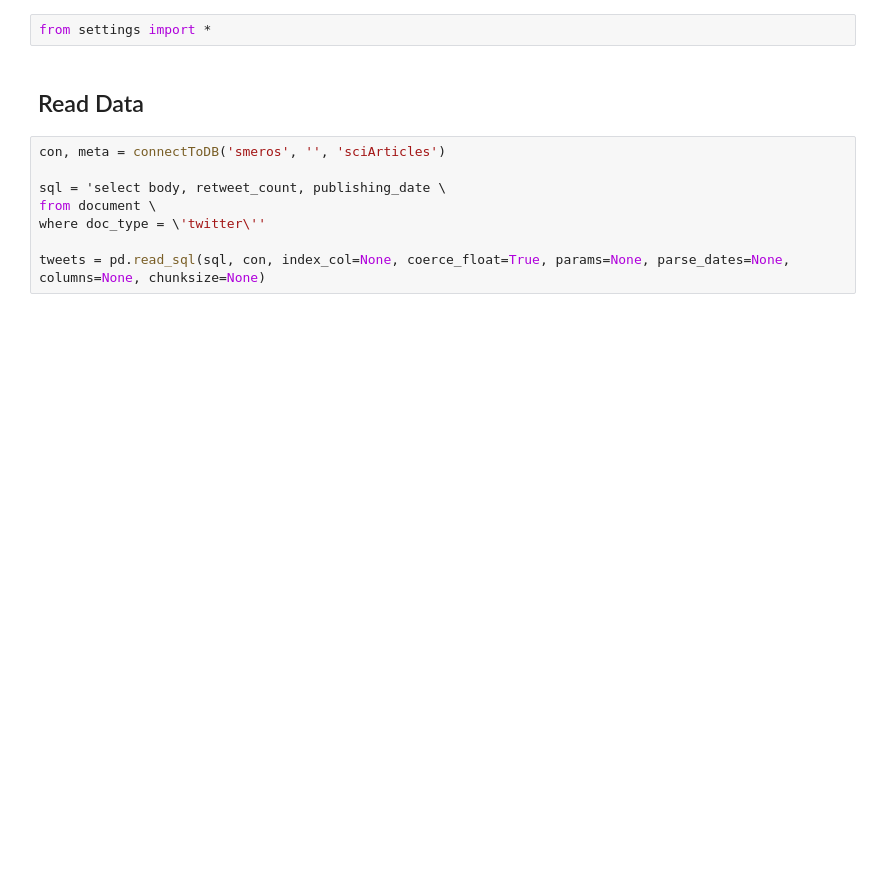
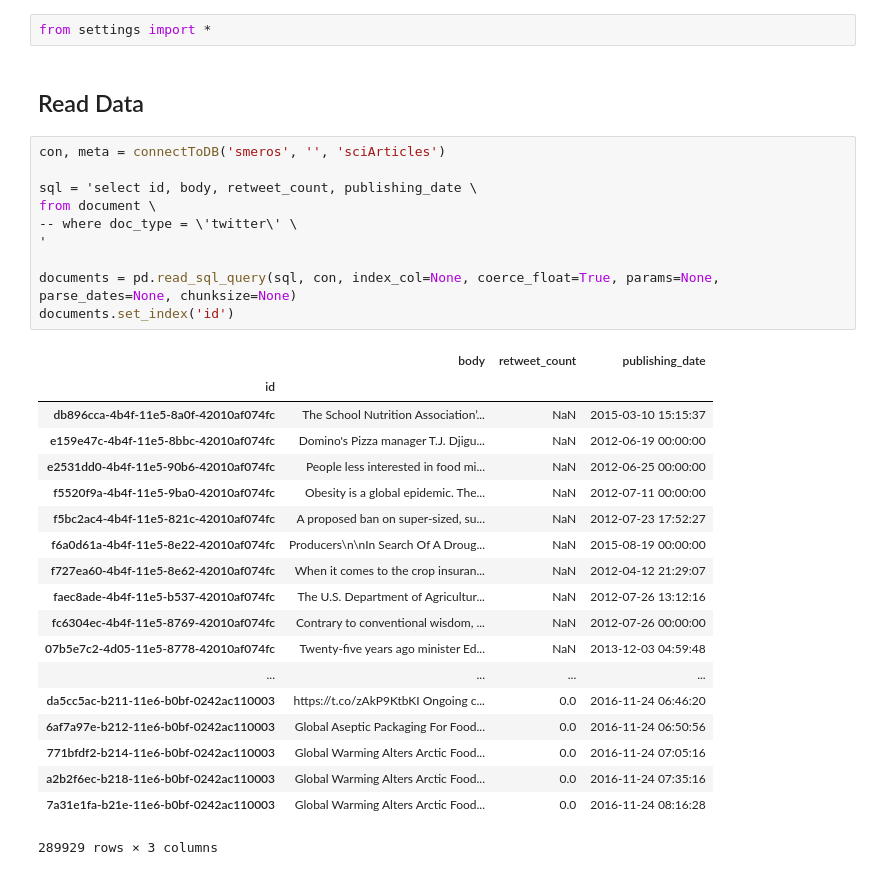
Before and after one commit to psmeros/SciLens, a Jupyter notebook: src/plotLinks.ipynb, the cells around one changed output. Saved outputs shown, nothing was run; the diff lists cells and outputs as text; blank space fills up the shorter version.

```diff
--- a/src/plotLinks.ipynb
+++ b/src/plotLinks.ipynb
@@ -12,8 +15,30 @@ from settings import *
 # %%
 con, meta = connectToDB('smeros', '', 'sciArticles')
 
-sql = 'select body, retweet_count, publishing_date \
+sql = 'select id, body, retweet_count, publishing_date \
 from document \
-where doc_type = \'twitter\''
+-- where doc_type = \'twitter\' \
+'
 
-tweets = pd.read_sql(sql, con, index_col=None, coerce_float=True, params=None, parse_dates=None, columns=None, chunksize=None)
+documents = pd.read_sql_query(sql, con, index_col=None, coerce_float=True, params=None, parse_dates=None, chunksize=None)
+documents.set_index('id')
+# %% [output]
+|  | body | retweet_count | publishing_date |
+| id |  |  |  |
+| db896cca-4b4f-11e5-8a0f-42010af074fc | The School Nutrition Association’... | NaN | 2015-03-10 15:15:37 |
+| e159e47c-4b4f-11e5-8bbc-42010af074fc | Domino's Pizza manager T.J. Djigu... | NaN | 2012-06-19 00:00:00 |
+| e2531dd0-4b4f-11e5-90b6-42010af074fc | People less interested in food mi... | NaN | 2012-06-25 00:00:00 |
+| f5520f9a-4b4f-11e5-9ba0-42010af074fc | Obesity is a global epidemic. The... | NaN | 2012-07-11 00:00:00 |
+| f5bc2ac4-4b4f-11e5-821c-42010af074fc | A proposed ban on super-sized, su... | NaN | 2012-07-23 17:52:27 |
+| f6a0d61a-4b4f-11e5-8e22-42010af074fc | Producers\n\nIn Search Of A Droug... | NaN | 2015-08-19 00:00:00 |
+| f727ea60-4b4f-11e5-8e62-42010af074fc | When it comes to the crop insuran... | NaN | 2012-04-12 21:29:07 |
+| faec8ade-4b4f-11e5-b537-42010af074fc | The U.S. Department of Agricultur... | NaN | 2012-07-26 13:12:16 |
+| fc6304ec-4b4f-11e5-8769-42010af074fc | Contrary to conventional wisdom, ... | NaN | 2012-07-26 00:00:00 |
+| 07b5e7c2-4d05-11e5-8778-42010af074fc | Twenty-five years ago minister Ed... | NaN | 2013-12-03 04:59:48 |
+| ... | ... | ... | ... |
+| da5cc5ac-b211-11e6-b0bf-0242ac110003 | https://t.co/zAkP9KtbKI Ongoing c... | 0.0 | 2016-11-24 06:46:20 |
+| 6af7a97e-b212-11e6-b0bf-0242ac110003 | Global Aseptic Packaging For Food... | 0.0 | 2016-11-24 06:50:56 |
+| 771bfdf2-b214-11e6-b0bf-0242ac110003 | Global Warming Alters Arctic Food... | 0.0 | 2016-11-24 07:05:16 |
+| a2b2f6ec-b218-11e6-b0bf-0242ac110003 | Global Warming Alters Arctic Food... | 0.0 | 2016-11-24 07:35:16 |
+| 7a31e1fa-b21e-11e6-b0bf-0242ac110003 | Global Warming Alters Arctic Food... | 0.0 | 2016-11-24 08:16:28 |
+289929 rows × 3 columns
```
Also changed, not shown: parts of 7 cells of this notebook, 1 other file.
